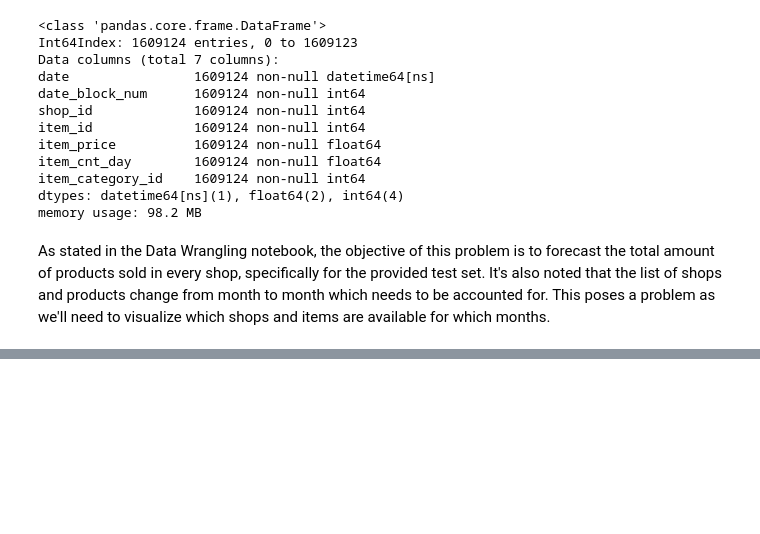
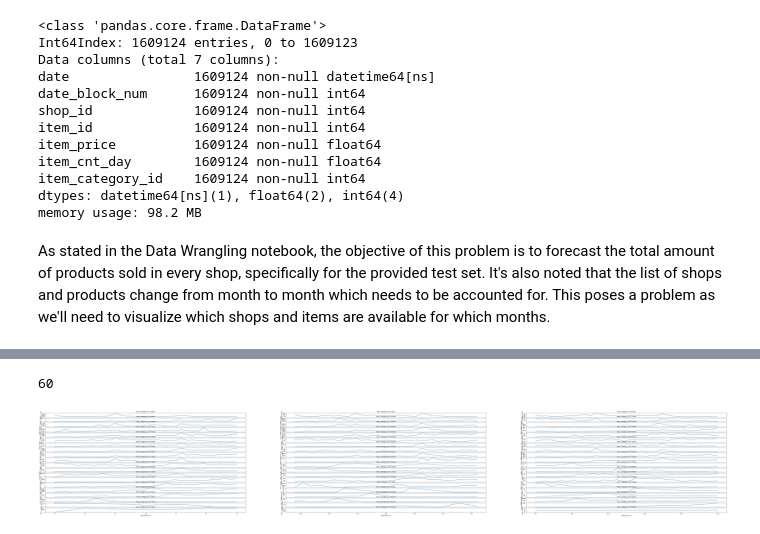
Before and after one commit to curtishiga/Predict_Fututre_Sales, a Jupyter notebook: EDA/EDA.ipynb, the cells around one changed output, grey strips where cells are left out. Saved outputs shown, nothing was run; the diff lists cells and outputs as text; code cells hidden in the pictures; blank space fills up the shorter version.

```diff
--- a/EDA/EDA.ipynb
+++ b/EDA/EDA.ipynb
@@ -7,7 +7,7 @@ from datetime import datetime
 # %%
 # Import data
 sales_train = pd.read_csv('../Data/sales_train_merge.csv', index_col = 0, parse_dates = ['date'])
-sales_test = pd.read_csv('../Data/sales_train_merge.csv', index_col = 0, parse_dates = ['date'])
+sales_test = pd.read_csv('../Data/sales_test_merge.csv', index_col = 0, parse_dates = ['date'])
 # %%
 sales_train.head()
 # %% [output]
@@ -48,0 +60,10 @@ As stated in the Data Wrangling notebook, the objective of this problem is to fo
+# %%
+# Remove shop_id not found in test set from train set
+## Obtain list of shop_id in test set
+test_shops = sales_test['shop_id'].unique()
+
+## Filter out shop_id not in test_shops
+sales_train_filtered = sales_train[sales_train['shop_id'].isin(test_shops)]
+
+print(len(sales_train_filtered))
+print(len(sales_train_filtered['shop_id'].unique()))
@@ -48,0 +73,10 @@ As stated in the Data Wrangling notebook, the objective of this problem is to fo
+# %%
+# Remove item_id not found in test set from train set
+## Obtain list of item_id in test set
+test_items = sales_test['item_id'].unique()
+
+## Filter out item_id not in test_shops
+sales_train_filtered = sales_train_filtered[sales_train['item_id'].isin(test_items)]
+
+print(len(sales_train_filtered))
+print(len(sales_train_filtered['item_id'].unique()))
@@ -49,4 +88,5 @@ As stated in the Data Wrangling notebook, the objective of this problem is to fo
 # %%
-sales_train_grouped = sales_train[['date_block_num', 'shop_id', 'item_category_id','item_cnt_day']].groupby(['date_block_num', 'shop_id', 'item_category_id']).sum()
+# Sum item_cnt_day in sales_train_filtered by date and item_category_id
+sales_train_cat_grouped = sales_train_filtered[['date_block_num', 'item_cnt_day', 'item_category_id']].groupby(['date_block_num', 'item_category_id']).sum()
 
-sales_train_grouped.reset_index(inplace=True)
+sales_train_cat_grouped.reset_index(inplace=True)
@@ -53,3 +98,20 @@ sales_train_grouped.reset_index(inplace=True)
+# %%
+len(sales_train_cat_grouped['item_category_id'].unique())
+# %% [output]
+60
+# %%
+_ = plt.figure(figsize=(,15))
+for i in range(len(sales_train_cat_grouped['item_category_id'].unique())):
+    item_cat = sales_train_cat_grouped['item_category_id'].unique()[i]
+    item_cat_sales = sales_train_cat_grouped[sales_train_cat_grouped['item_category_id'] == item_cat]
+
+    _ = plt.subplot(20, 3, i+1)
+    _ = plt.plot(item_cat_sales['date_block_num'], item_cat_sales['item_cnt_day'])
+    _ = plt.title('item_category_id %i Sales' %item_cat)
+    _ = plt.xlabel('date_block_num')
+    _ = plt.ylabel('item_cnt_day')
+# %% [output]
+[figure, added]
 # %%
 def plot_item_shop(shop_id, item_cat_id):
     df = sales_train_grouped[(sales_train_grouped['shop_id'] == shop_id) & (sales_train_grouped['item_category_id'] == item_cat_id)]
```
Also changed, not shown: parts of 7 cells of this notebook.
